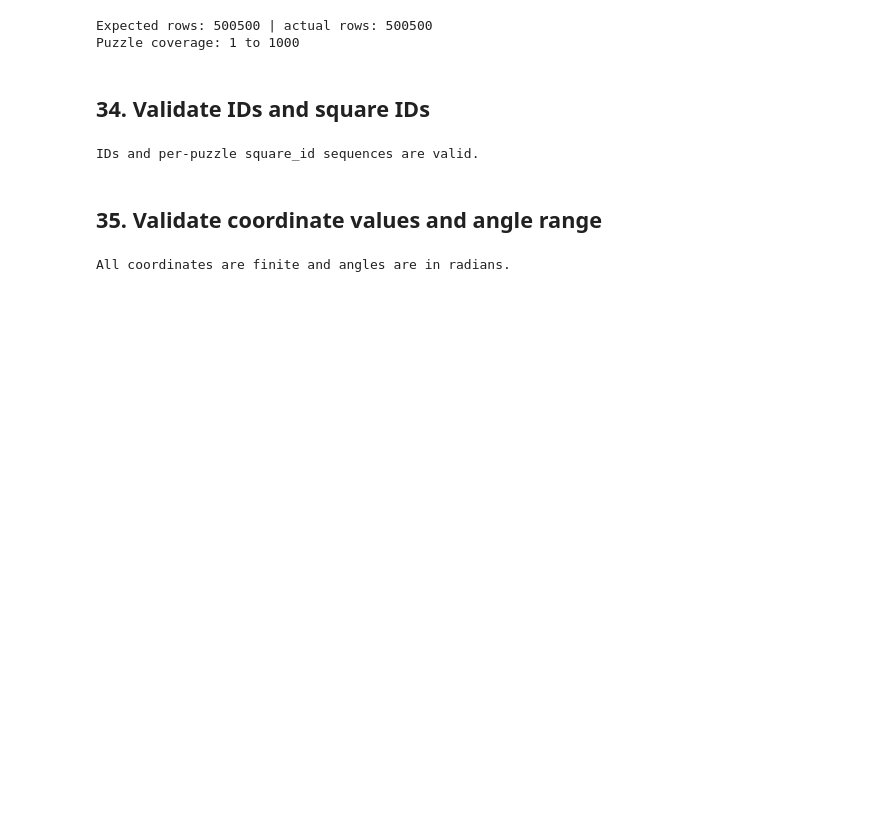
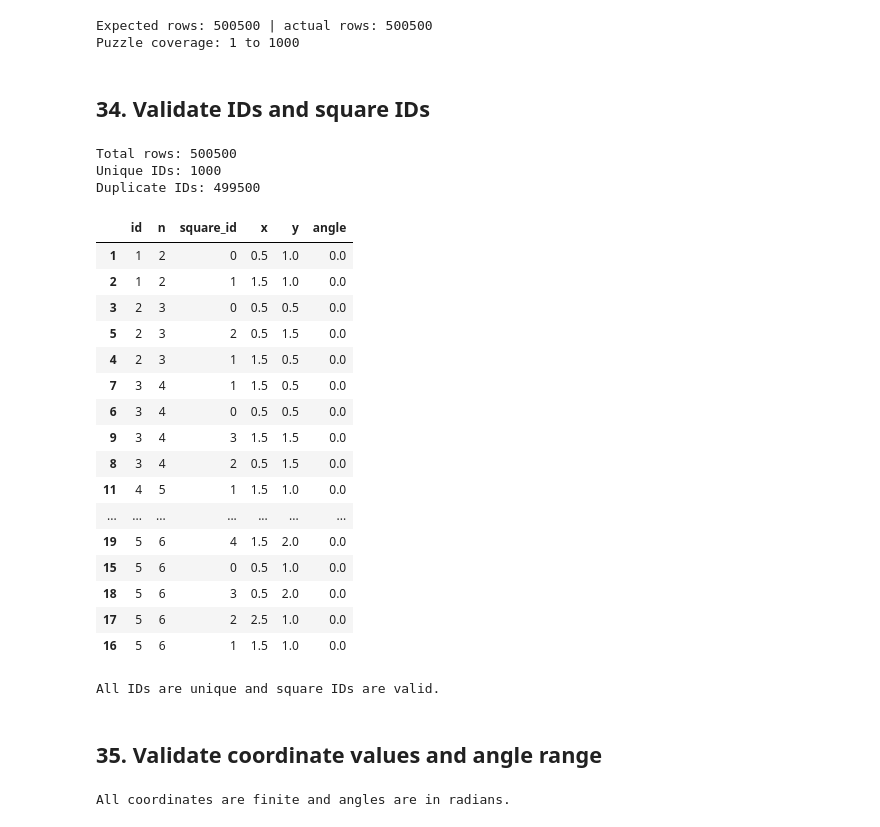
Before and after one commit to MobeenFatimaa/Kaggle-Notebooks, a Jupyter notebook: SquareSolver: Packing Optimization.ipynb, the cells around one changed output. Saved outputs shown, nothing was run; the diff lists cells and outputs as text; code cells hidden in the pictures; blank space fills up the shorter version.

Commit message:
Kaggle Notebook | SquareSolver: Packing Optimization.ipynb | Version 3

```diff
--- a/SquareSolver: Packing Optimization.ipynb
+++ b/SquareSolver: Packing Optimization.ipynb
@@ -578,3 +580,36 @@ Expected rows: 500500 | actual rows: 500500
 Puzzle coverage: 1 to 1000
 # %% [markdown]
 ## 34. Validate IDs and square IDs
+# %%
+# Count duplicate IDs
+print("Total rows:", len(submission))
+print("Unique IDs:", submission.id.nunique())
+print("Duplicate IDs:", submission.id.duplicated().sum())
+
+# Display duplicate rows
+duplicates = submission[
+    submission.id.duplicated(keep=False)
+].sort_values("id")
+
+display(duplicates.head(20))
+# %% [output]
+Total rows: 500500
+Unique IDs: 1000
+Duplicate IDs: 499500
+|  | id | n | square_id | x | y | angle |
+| 1 | 1 | 2 | 0 | 0.5 | 1.0 | 0.0 |
+| 2 | 1 | 2 | 1 | 1.5 | 1.0 | 0.0 |
+| 3 | 2 | 3 | 0 | 0.5 | 0.5 | 0.0 |
+| 5 | 2 | 3 | 2 | 0.5 | 1.5 | 0.0 |
+| 4 | 2 | 3 | 1 | 1.5 | 0.5 | 0.0 |
+| 7 | 3 | 4 | 1 | 1.5 | 0.5 | 0.0 |
+| 6 | 3 | 4 | 0 | 0.5 | 0.5 | 0.0 |
+| 9 | 3 | 4 | 3 | 1.5 | 1.5 | 0.0 |
+| 8 | 3 | 4 | 2 | 0.5 | 1.5 | 0.0 |
+| 11 | 4 | 5 | 1 | 1.5 | 1.0 | 0.0 |
+| ... | ... | ... | ... | ... | ... | ... |
+| 19 | 5 | 6 | 4 | 1.5 | 2.0 | 0.0 |
+| 15 | 5 | 6 | 0 | 0.5 | 1.0 | 0.0 |
+| 18 | 5 | 6 | 3 | 0.5 | 2.0 | 0.0 |
+| 17 | 5 | 6 | 2 | 2.5 | 1.0 | 0.0 |
+| 16 | 5 | 6 | 1 | 1.5 | 1.0 | 0.0 |
@@ -581,13 +620,14 @@ Puzzle coverage: 1 to 1000
 # %%
 assert submission.id.notna().all()
+assert submission.id.is_unique
 assert submission.square_id.notna().all()
-assert submission.groupby("n").id.nunique().eq(1).all()
-for n,g in submission.groupby("n",sort=False):
-    assert (g.square_id.to_numpy()==np.arange(n)).all()
-    assert (g.id.to_numpy()==n-1).all()
-print("IDs and per-puzzle square_id sequences are valid.")
+
+for n, g in submission.groupby("n", sort=False):
+    assert (g.square_id.to_numpy() == np.arange(n)).all()
+
+print("All IDs are unique and square IDs are valid.")
 # %% [output]
-IDs and per-puzzle square_id sequences are valid.
+All IDs are unique and square IDs are valid.
 # %% [markdown]
 ## 35. Validate coordinate values and angle range
 # %%
```
Also changed, not shown: parts of 5 cells of this notebook.
